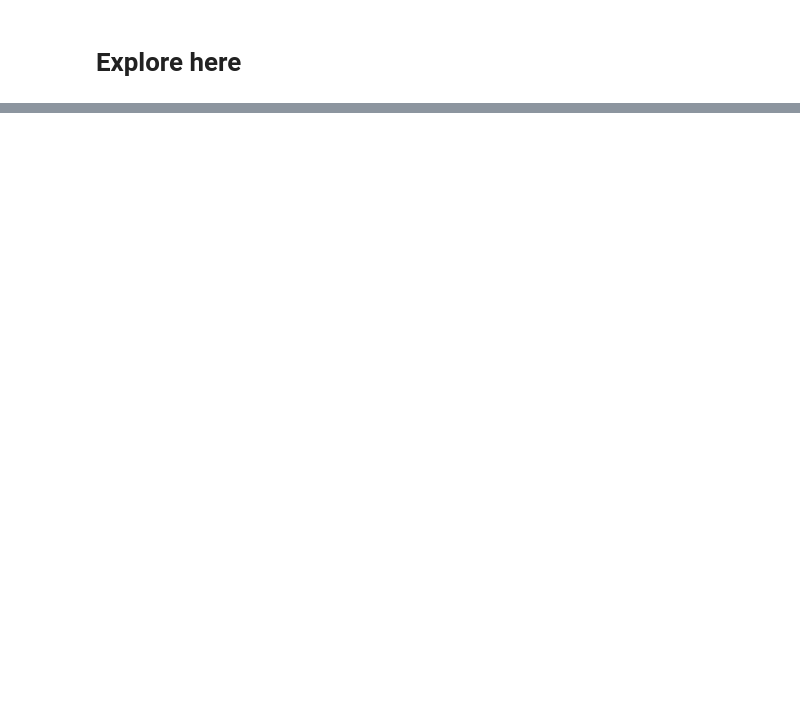
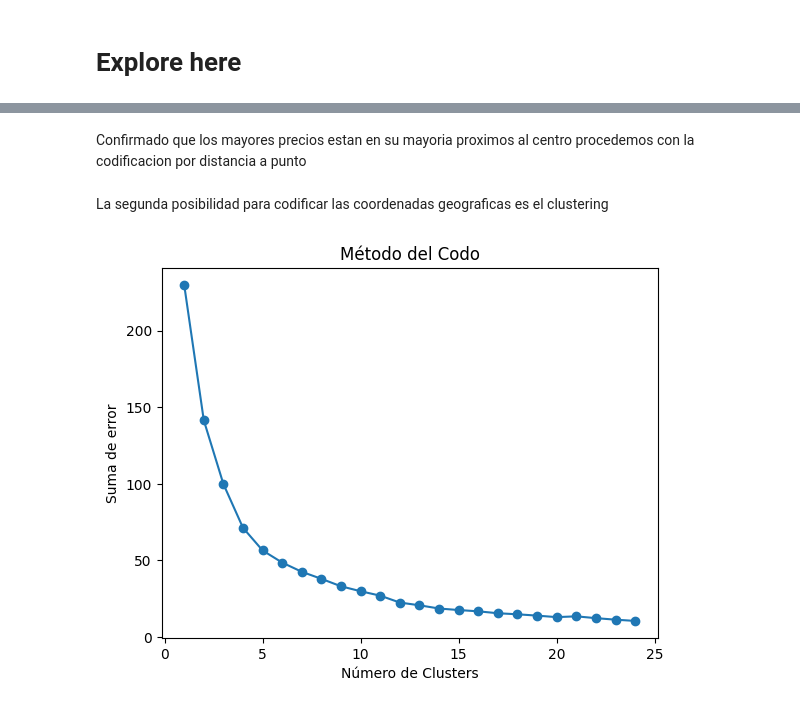
Before and after one commit to Dgasensi/machine-learning-python-template, a Jupyter notebook: src/explore.ipynb, the cells around one changed output, grey strips where cells are left out. Drawn from its saved outputs; the diff is of its cells as text; code cells hidden in the pictures; blank space fills up the shorter version.

```diff
--- a/src/explore.ipynb
+++ b/src/explore.ipynb
@@ -521,0 +335,33 @@ NameError: name 'lgb' is not defined
+# %% [markdown]
+Confirmado que los mayores precios estan en su mayoria proximos al centro procedemos con la codificacion por distancia a punto
+# %%
+# Codificacion de las variables latitude y longitude // Aplicamos la codificacion basada en distancia a POI
+
+# Coordenadas del centro de NY (latitud y longitud)
+lat_centro, lon_centro = 40.71427 , -74.00597   # Centro de Nueva York
+
+# Creamos la columna que referencia la distancia de cada habitacion al centro // No es mas que la formula de la distancia euclidiana //
+# Se usa este metodo porque en distancias tan cortas la curvatura de la tierra es despreciable
+df['distance_to_center'] = np.sqrt((df['latitude'] - lat_centro)**2 + (df['longitude'] - lon_centro)**2)
+# %% [markdown]
+La segunda posibilidad para codificar las coordenadas geograficas es el clustering
+# %%
+#Ahora a por el segundo metodo // clustering
+
+# Se aplica el metodo del codo para hallar el numero optimo de clusteres
+Suma_error_cuadratico = []
+for k in range(1, 25):  # probaremos de 1 a 24 clusters siendo k el numero de clusters
+    kmeans = KMeans(n_clusters=k, random_state=42) # Se crea una instancia de kmeans para cada valor de k
+    kmeans.fit(df[['latitude', 'longitude']])      # Se aplica kmeans a las coordenadas geograficas
+    Suma_error_cuadratico.append(kmeans.inertia_)  # añadimos las distancias**2 hasta el centroide mas cercano a la suma total a la lista vacia inicializada antes (Suma_error_cuadratico)
+
+# Ploteamos la lista obtenida dentro de los clusters en función del número de clusters
+plt.plot(range(1, 25), Suma_error_cuadratico, marker='o')
+plt.title('Método del Codo')
+plt.xlabel('Número de Clusters')
+plt.ylabel('Suma de error')
+plt.show()
+
+# Me quedo con 14 clusters para la codificacion de las coordenadas
+# %% [output]
+[figure, added]
```
Also changed, not shown: parts of 113 cells of this notebook, 2 other files.
